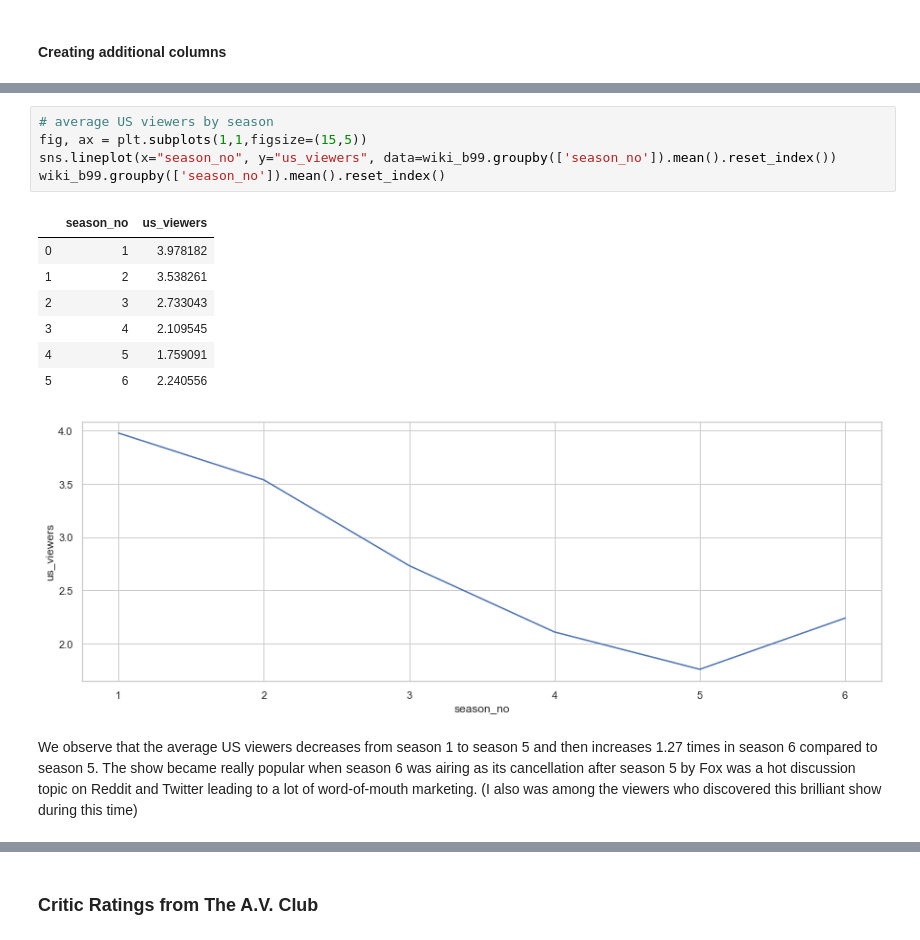
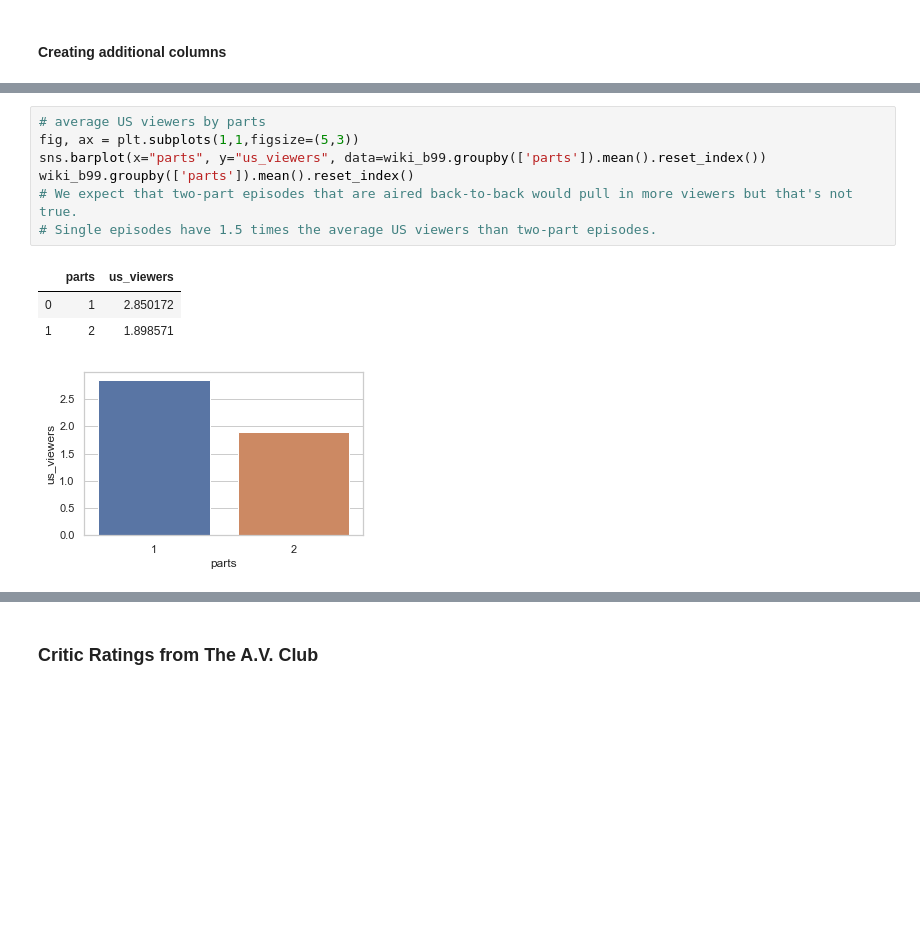
Before and after one commit to jagrutijoshi2603/Python-for-Data-Science-Project, a Jupyter notebook: Project.ipynb, the cells around one changed output, grey strips where cells are left out. Drawn from its saved outputs; the diff is of its cells as text; blank space fills up the shorter version.

```diff
--- a/Project.ipynb
+++ b/Project.ipynb
@@ -152,16 +222,12 @@ We observe a spike during S06E01-Honeymoon when the show moved from Fox to NBC.
 # %%
-# average US viewers by season
-fig, ax = plt.subplots(1,1,figsize=(15,5))
-sns.lineplot(x="season_no", y="us_viewers", data=wiki_b99.groupby(['season_no']).mean().reset_index())
-wiki_b99.groupby(['season_no']).mean().reset_index()
+# average US viewers by parts
+fig, ax = plt.subplots(1,1,figsize=(5,3))
+sns.barplot(x="parts", y="us_viewers", data=wiki_b99.groupby(['parts']).mean().reset_index())
+wiki_b99.groupby(['parts']).mean().reset_index()
+# We expect that two-part episodes that are aired back-to-back would pull in more viewers but that's not true.
+# Single episodes have 1.5 times the average US viewers than two-part episodes.
 # %% [output]
-|  | season_no | us_viewers |
-| 0 | 1 | 3.978182 |
-| 1 | 2 | 3.538261 |
-| 2 | 3 | 2.733043 |
-| 3 | 4 | 2.109545 |
-| 4 | 5 | 1.759091 |
-| 5 | 6 | 2.240556 |
+|  | parts | us_viewers |
+| 0 | 1 | 2.850172 |
+| 1 | 2 | 1.898571 |
-[figure, old version]
+[figure, new version]
-# %% [markdown]
-We observe that the average US viewers decreases from season 1 to season 5 and then increases 1.27 times in season 6 compared to season 5. The show became really popular when season 6 was airing as its cancellation after season 5 by Fox was a hot discussion topic on Reddit and Twitter leading to a lot of word-of-mouth marketing. (I also was among the viewers who discovered this brilliant show during this time)
```
Also changed, not shown: parts of 79 cells of this notebook.
